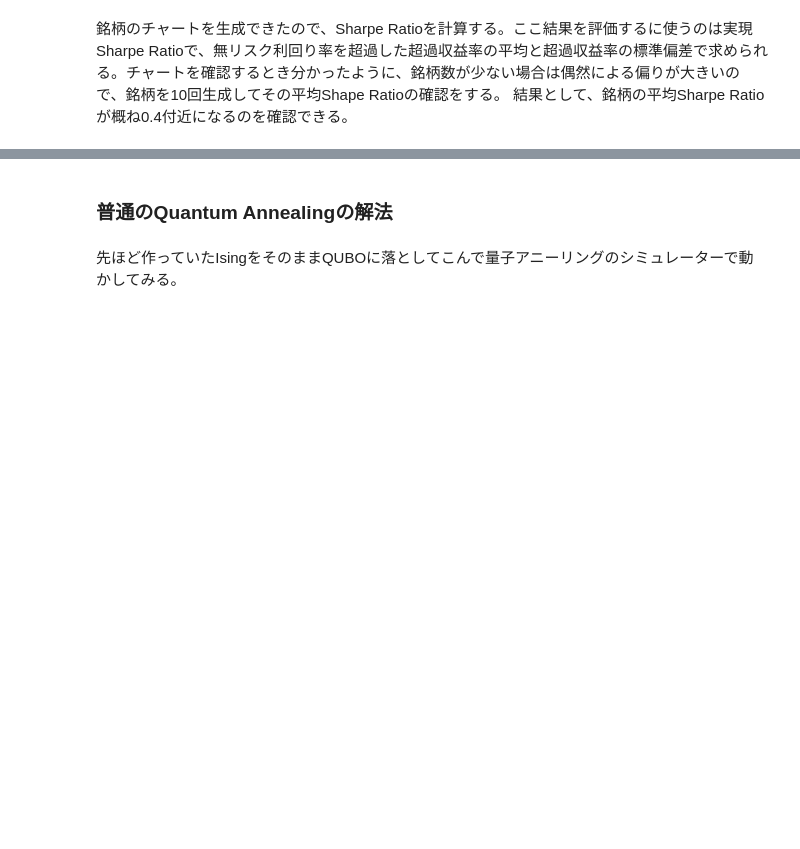
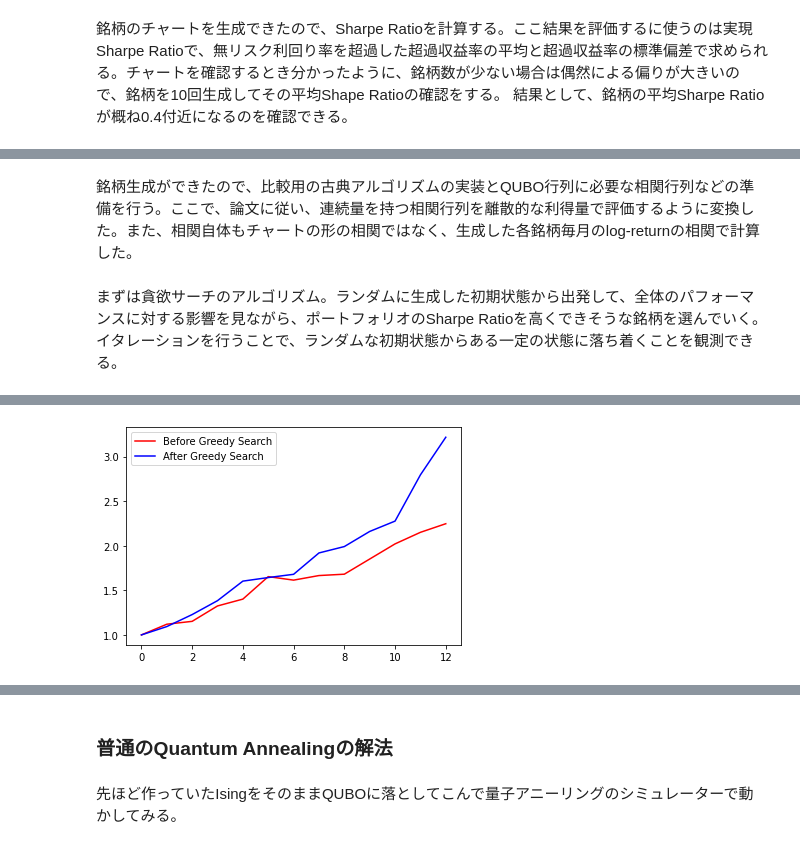
Before and after one commit to OpenJij/OpenJijTutorial, a Jupyter notebook: source/ja/013-ReverseQuantumAnnealing.ipynb, the cells around one changed output, grey strips where cells are left out. Cells and saved outputs as stored; diff of their text form; code cells hidden in the pictures; blank space fills up the shorter version.

```diff
--- a/source/ja/013-ReverseQuantumAnnealing.ipynb
+++ b/source/ja/013-ReverseQuantumAnnealing.ipynb
@@ -224 +207,3 @@ for ntry in range(100):
+# %% [markdown]
+銘柄生成ができたので、比較用の古典アルゴリズムの実装とQUBO行列に必要な相関行列などの準備を行う。ここで、論文に従い、連続量を持つ相関行列を離散的な利得量で評価するように変換した。また、相関自体もチャートの形の相関ではなく、生成した各銘柄毎月のlog-returnの相関で計算した。
 # %%
@@ -272,36 +319,33 @@ def CreateCorrMat(Chart):
+# %% [markdown]
+まずは貪欲サーチのアルゴリズム。ランダムに生成した初期状態から出発して、全体のパフォーマンスに対する影響を見ながら、ポートフォリオのSharpe Ratioを高くできそうな銘柄を選んでいく。
+イタレーションを行うことで、ランダムな初期状態からある一定の状態に落ち着くことを観測できる。
 # %%
-import heapq
-import pandas as pd
+#Greedy Search
 
-NassetsList = [48]#, 30, 36, 42, 48, 54, 60]
+Solution = GenerateRandomSolution(Nassets)
+print("Initial random selection:")
+print(Solution, EvaluateSolution(Solution, Chart))
+print("")
 
-for Nassets in NassetsList:
-    Solution = np.random.randint(2, size=Nassets)
-    for i in range(Nassets):
-        Solution[i] = 2*Solution[i] - 1
-    print(Solution)
-    #相関係数などの準備
-    Chart = CreateAssets(Nassets)
-    pairwise_corr = CreateCorrMat(Chart)
-    SR_list = list()
-    for asset in Chart:
-        SR_list.append(CalculateSharpeRatio(asset))
+selected_charts = list()
+for i in range(Nassets):
+    if Solution[i] == 1:
+        selected_charts.append(Chart[i])
+portfolioChart = np.mean(selected_charts, axis=0)
+plt.plot(list(range(13)), portfolioChart,color="r",label="Before Greedy Search")
 
-    #Bucketの翻訳
-    SRBucket(SR_list)
-    CorrelationBucket(pairwise_corr)
-    #print(pairwise_corr)
+Energies = list()
+for iasset in range(Nassets):
+    h = hi(SR_list, pairwise_corr, iasset)
+    energyTuple = [-1*abs(h), h , iasset]
+    Energies.append(energyTuple)
 
-    #Greedy Search
-    Energies = list()
-    for iasset in range(Nassets):
-        h = hi(SR_list, pairwise_corr, iasset)
-        energyTuple = [-1*abs(h), h , iasset]
-        Energies.append(energyTuple)
+NGreedyLoop = 10
+for i in range(NGreedyLoop):
     heapq.heapify(Energies)
 
     ntry = 0
-    print(Energies)
+    #print(Energies)
     while(ntry < len(Energies)):
         x, e, i = heapq.heappop(Energies)
         if e > 0:
@@ -314,18 +358,17 @@ for Nassets in NassetsList:
             ie[0] = -ie[1]
         ntry+=1
     #heapq.heapify(Energies)
-    print(Solution)
 
-    #Genetic Algorithm
+print("Selection After Greedy Search:")
+print(Solution, EvaluateSolution(Solution, Chart))
+print("")
 
-def ConvertSolutionToQuboState(solution):
-    output = list()
-    for i in range(len(solution)):
-        if solution[i] == 1:
-            output.append(1)
-        else: output.append(0)
-    return output
-
-QA_init_state = ConvertSolutionToQuboState(Solution)
-print(QA_init_state)
+selected_charts2 = list()
+for i in range(Nassets):
+    if Solution[i] == 1:
+        selected_charts2.append(Chart[i])
+portfolioChart2 = np.mean(selected_charts2, axis=0)
+plt.plot(list(range(13)), portfolioChart2,color="b",label="After Greedy Search")
+plt.legend()
+plt.show()
 # %% [output]
@@ -337,0 +382 @@ print(QA_init_state)
+[figure, added]
```
Also changed, not shown: parts of 20 cells of this notebook.
